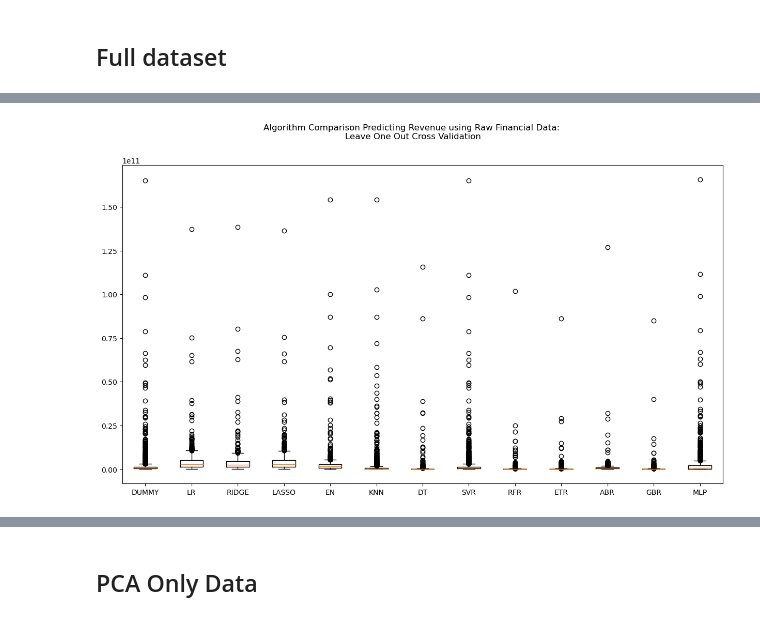
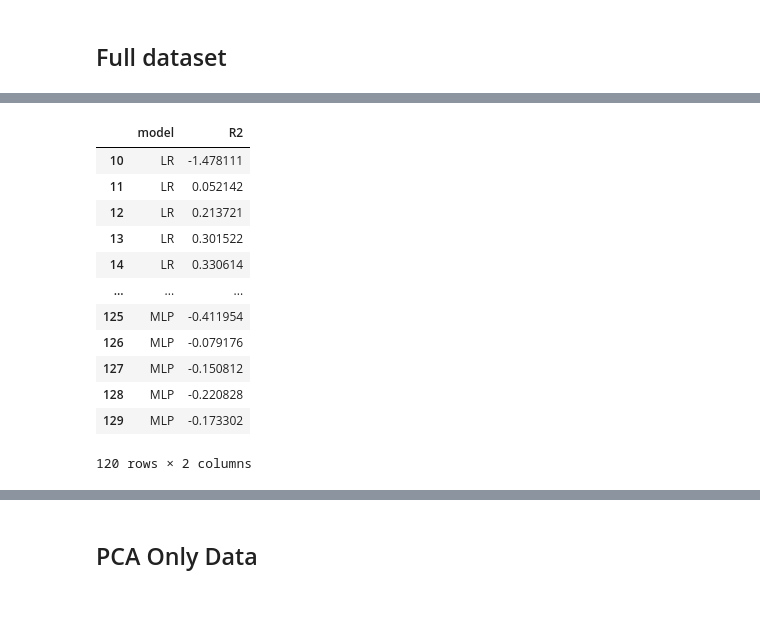
Before and after one commit to tmacpherson6/machine_learning_in_fundamental_valuations, a Jupyter notebook: Notebooks/Thomas/9 - Baseline Supervised Learning Models.ipynb, the cells around one changed output, grey strips where cells are left out. Cells and saved outputs as stored; diff of their text form; code cells hidden in the pictures.

```diff
--- a/Notebooks/Thomas/9 - Baseline Supervised Learning Models.ipynb
+++ b/Notebooks/Thomas/9 - Baseline Supervised Learning Models.ipynb
@@ -753,13 +759,31 @@ summary.set_index('model')
 # %%
-fig = plt.figure()
-fig.suptitle('Algorithm Comparison Predicting Revenue using Raw Financial Data: \nLeave One Out Cross Validation')
-ax = fig.add_subplot(111)
-plt.boxplot(kfold_results_rev)
-ax.set_xticklabels(names)
-fig.set_size_inches(15,8)
-plt.show()
+#fig = plt.figure()
+#fig.suptitle('Algorithm Comparison Predicting Revenue using Raw Financial Data: \nLeave One Out Cross Validation')
+#ax = fig.add_subplot(111)
+#plt.boxplot(kfold_results_rev)
+#ax.set_xticklabels(names)
+#fig.set_size_inches(15,8)
+#plt.show()
-# %% [output]
-[figure, removed]
+# %%
+# Let's try a better looking chart in altair
+df_rev = pd.DataFrame({
+    "model": np.concatenate([[n]*len(v) for n, v in zip(names, kfold_r2)]),
+    "R2":  np.concatenate(kfold_r2)
+})
+# %% [output]
+|  | model | R2 |
+| 10 | LR | -1.478111 |
+| 11 | LR | 0.052142 |
+| 12 | LR | 0.213721 |
+| 13 | LR | 0.301522 |
+| 14 | LR | 0.330614 |
+| ... | ... | ... |
+| 125 | MLP | -0.411954 |
+| 126 | MLP | -0.079176 |
+| 127 | MLP | -0.150812 |
+| 128 | MLP | -0.220828 |
+| 129 | MLP | -0.173302 |
+120 rows × 2 columns
 # %%
 # Let's try a better looking chart in altair
 df_rev = pd.DataFrame({
```
Also changed, not shown: parts of 8 cells of this notebook, 1 other file.
